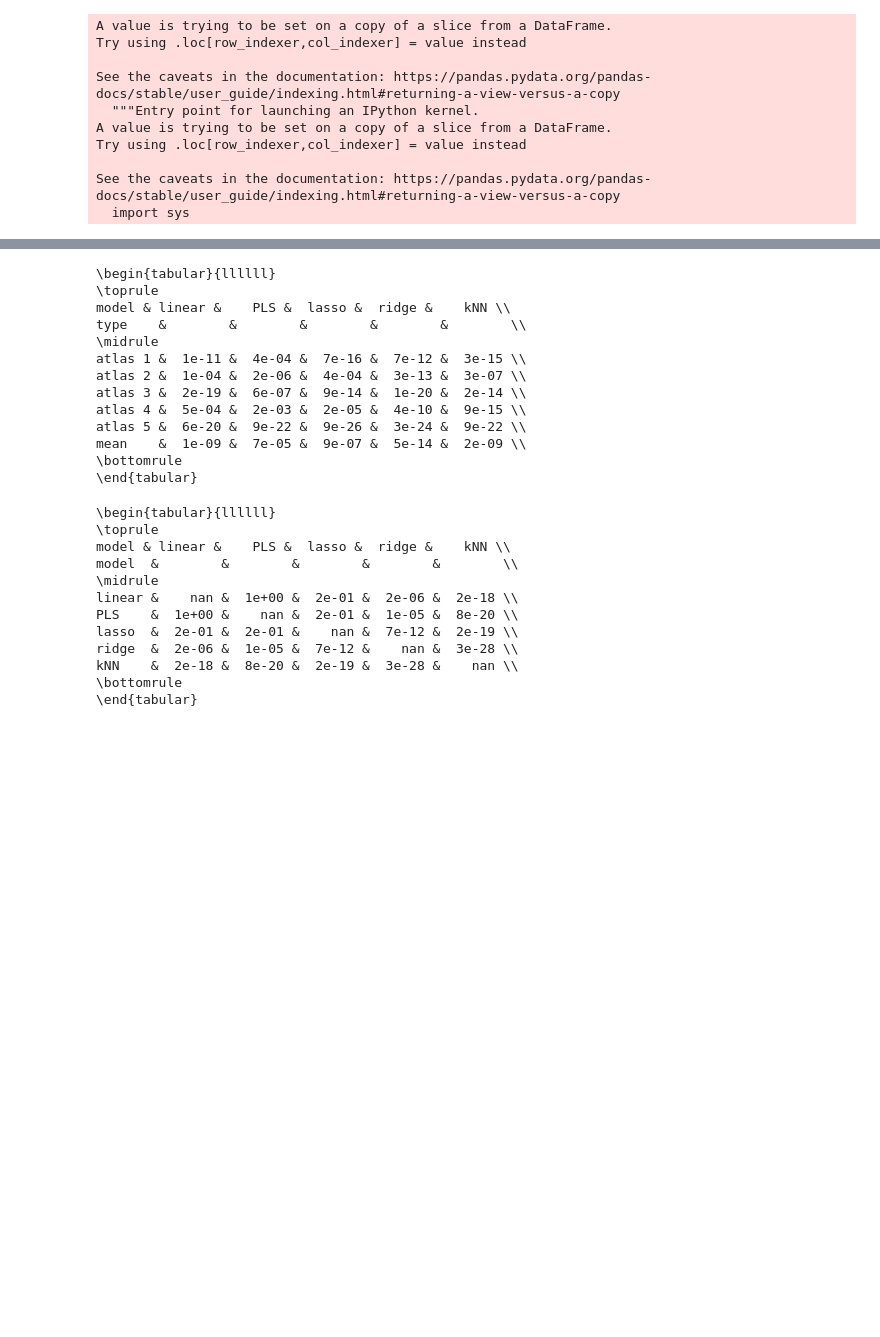
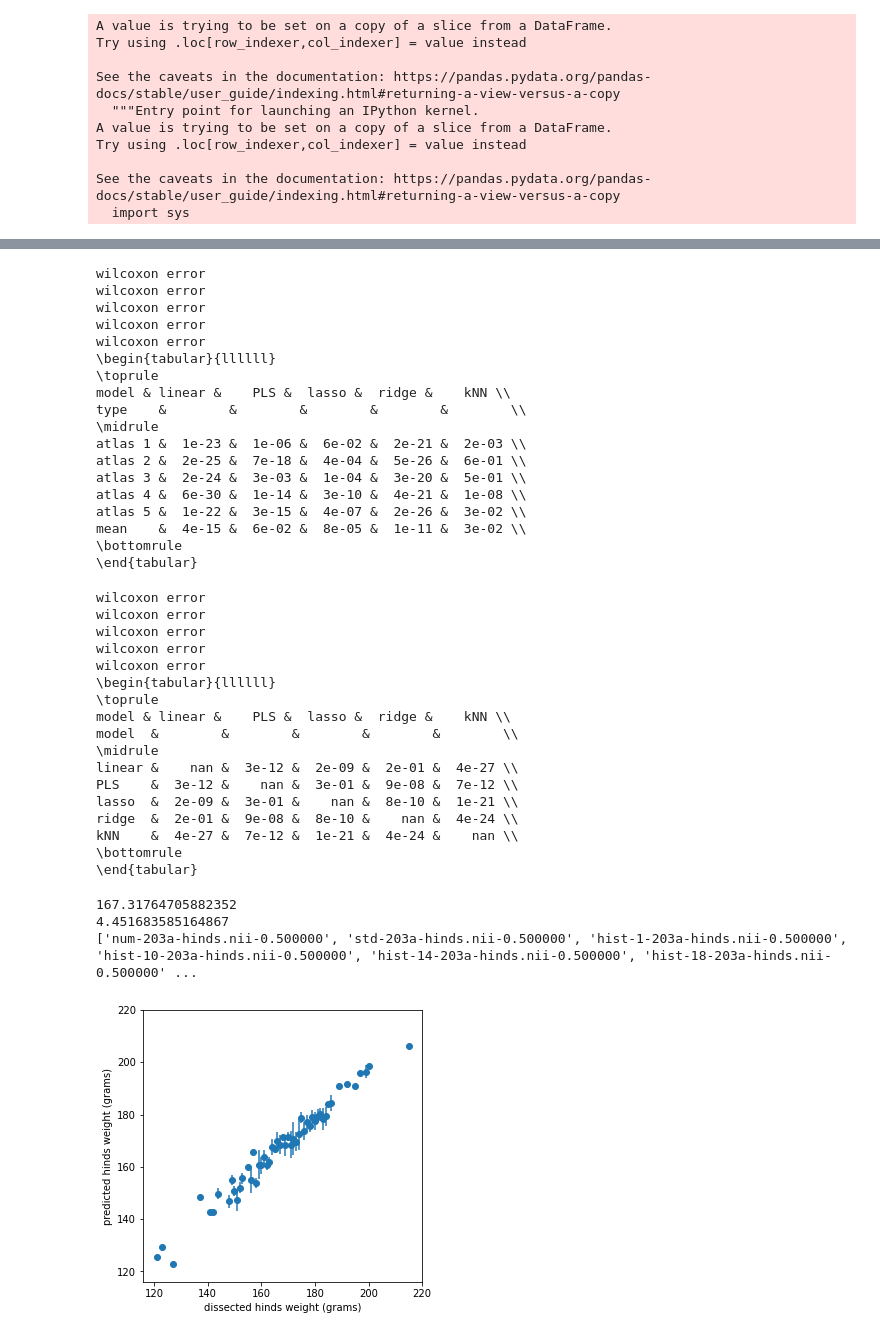
Before and after one commit to gykovacs/rabbit_ct_weights, a Jupyter notebook: 002_analysis.ipynb, the cells around one changed output, grey strips where cells are left out. Drawn from its saved outputs; the diff is of its cells as text; code cells hidden in the pictures; blank space fills up the shorter version.

```diff
--- a/002_analysis.ipynb
+++ b/002_analysis.ipynb
@@ -226,33 +434,74 @@ multi-atlas &  1e-124 &  1e-21 &  3e-40 &  1e-60 &  8e-135 \\
 \bottomrule
 \end{tabular}
 # %%
-print(test_diff(hinds_fs_test).applymap(lambda x: '%.0e' % x).to_latex())
+print(test_diff_wilcoxon(hinds_fs_test).applymap(lambda x: '%.0e' % x).to_latex())
 # %% [output]
+wilcoxon error
+wilcoxon error
+wilcoxon error
+wilcoxon error
+wilcoxon error
 \begin{tabular}{llllll}
 \toprule
 model & linear &    PLS &  lasso &  ridge &    kNN \\
 type    &        &        &        &        &        \\
 \midrule
-atlas 1 &  1e-11 &  4e-04 &  7e-16 &  7e-12 &  3e-15 \\
-atlas 2 &  1e-04 &  2e-06 &  4e-04 &  3e-13 &  3e-07 \\
-atlas 3 &  2e-19 &  6e-07 &  9e-14 &  1e-20 &  2e-14 \\
-atlas 4 &  5e-04 &  2e-03 &  2e-05 &  4e-10 &  9e-15 \\
-atlas 5 &  6e-20 &  9e-22 &  9e-26 &  3e-24 &  9e-22 \\
-mean    &  1e-09 &  7e-05 &  9e-07 &  5e-14 &  2e-09 \\
+atlas 1 &  1e-23 &  1e-06 &  6e-02 &  2e-21 &  2e-03 \\
+atlas 2 &  2e-25 &  7e-18 &  4e-04 &  5e-26 &  6e-01 \\
+atlas 3 &  2e-24 &  3e-03 &  1e-04 &  3e-20 &  5e-01 \\
+atlas 4 &  6e-30 &  1e-14 &  3e-10 &  4e-21 &  1e-08 \\
+atlas 5 &  1e-22 &  3e-15 &  4e-07 &  2e-26 &  3e-02 \\
+mean    &  4e-15 &  6e-02 &  8e-05 &  1e-11 &  3e-02 \\
 \bottomrule
 \end{tabular}
 # %%
-print(test_diff_cross(hinds_fs_test.loc[['multi-atlas']]).applymap(lambda x: '%.0e' % x).to_latex())
+print(test_diff_cross_wilcoxon(hinds_fs_test.loc[['multi-atlas']]).applymap(lambda x: '%.0e' % x).to_latex())
 # %% [output]
+wilcoxon error
+wilcoxon error
+wilcoxon error
+wilcoxon error
+wilcoxon error
 \begin{tabular}{llllll}
 \toprule
 model & linear &    PLS &  lasso &  ridge &    kNN \\
 model  &        &        &        &        &        \\
 \midrule
-linear &    nan &  1e+00 &  2e-01 &  2e-06 &  2e-18 \\
-PLS    &  1e+00 &    nan &  2e-01 &  1e-05 &  8e-20 \\
-lasso  &  2e-01 &  2e-01 &    nan &  7e-12 &  2e-19 \\
-ridge  &  2e-06 &  1e-05 &  7e-12 &    nan &  3e-28 \\
-kNN    &  2e-18 &  8e-20 &  2e-19 &  3e-28 &    nan \\
+linear &    nan &  3e-12 &  2e-09 &  2e-01 &  4e-27 \\
+PLS    &  3e-12 &    nan &  3e-01 &  9e-08 &  7e-12 \\
+lasso  &  2e-09 &  3e-01 &    nan &  8e-10 &  1e-21 \\
+ridge  &  2e-01 &  9e-08 &  8e-10 &    nan &  4e-24 \\
+kNN    &  4e-27 &  7e-12 &  1e-21 &  4e-24 &    nan \\
 \bottomrule
 \end{tabular}
+# %%
+a= hinds_fs[mld_fs['type'] == 'all']
+b= a[a['model'] == 'LinearRegression_Objective']
+y_test, y_pred= b.iloc[0][['y_test_1', 'y_pred_1']]
+
+print(np.mean(y_test))
+print(np.sqrt(np.mean((y_test - y_pred)**2)))
+print(b['features'].iloc[0])
+# %% [output]
+167.31764705882352
+4.451683585164867
+['num-203a-hinds.nii-0.500000', 'std-203a-hinds.nii-0.500000', 'hist-1-203a-hinds.nii-0.500000', 'hist-10-203a-hinds.nii-0.500000', 'hist-14-203a-hinds.nii-0.500000', 'hist-18-203a-hinds.nii-0.500000' ...
+# %%
+a= hinds_fs[hinds_fs['type'] == 'all']
+b= a[a['model'] == 'RidgeRegression_Objective']
+y_test= b['y_test_1']
+y_pred= b['y_pred_1']
+# %%
+fig= plt.figure(figsize=(5, 5))
+ax= fig.add_subplot(111)
+tmp= pd.DataFrame({'y_test': np.hstack(y_test), 'y_pred': np.hstack(y_pred)}).groupby('y_test').agg({'y_pred': ['mean', 'std']})['y_pred'].reset_index(drop=False)
+
+ax.scatter(tmp['y_test'], tmp['mean'])
+ax.errorbar(tmp['y_test'], tmp['mean'], yerr=tmp['std'], ls='none')
+ax.set_xlabel('dissected hinds weight (grams)')
+ax.set_ylabel('predicted hinds weight (grams)')
+ax.set_xlim(np.min([np.min(y_pred), np.min(y_test)])-5, np.max([np.max(y_pred), np.max(y_test)])+5)
+ax.set_ylim(np.min([np.min(y_pred), np.min(y_test)])-5, np.max([np.max(y_pred), np.max(y_test)])+5)
+fig.savefig('hinds_plot.pdf')
+# %% [output]
+[figure, added]
```
Also changed, not shown: parts of 20 cells of this notebook, 12 other files.
